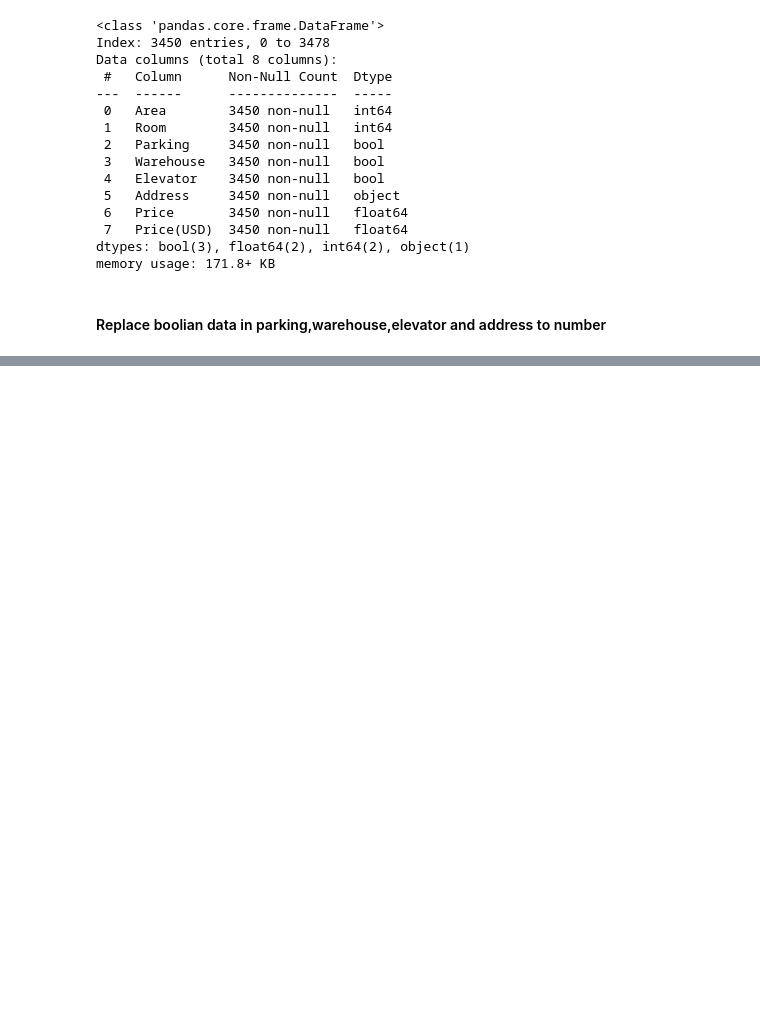
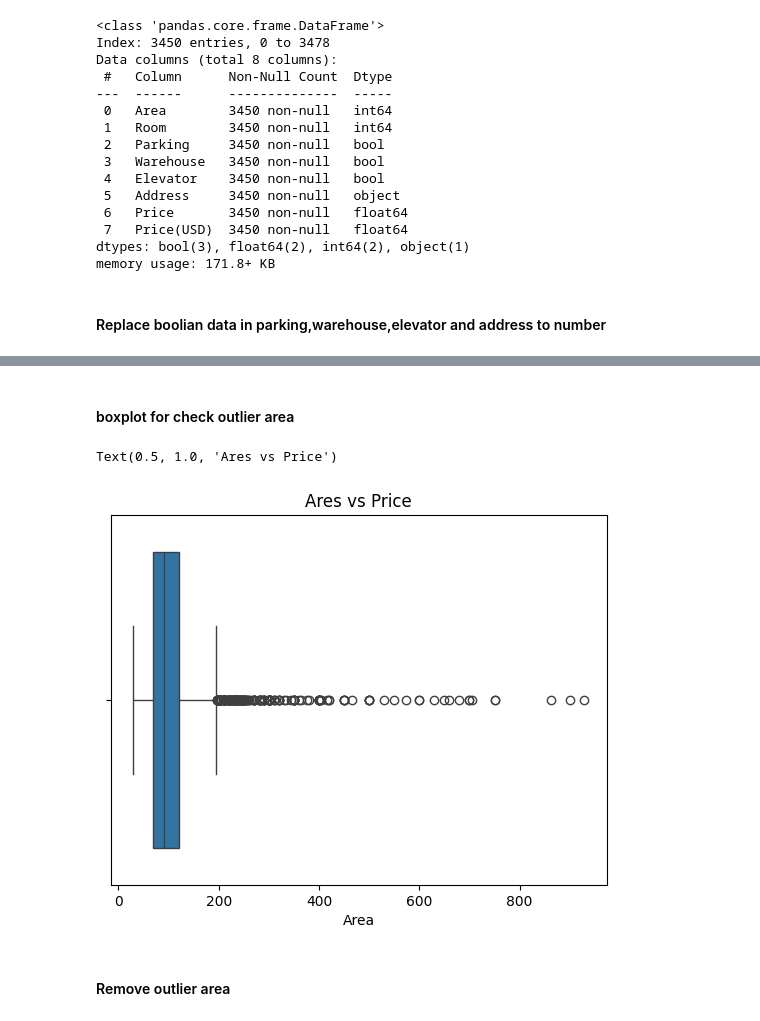
Before and after one commit to shadmankhezri/regression_house_price, a Jupyter notebook: multiple_regression.ipynb, the cells around one changed output, grey strips where cells are left out. Saved outputs shown, nothing was run; the diff lists cells and outputs as text; code cells hidden in the pictures; blank space fills up the shorter version.

```diff
--- a/multiple_regression.ipynb
+++ b/multiple_regression.ipynb
@@ -167,3 +168,10 @@ dtypes: bool(3), float64(2), int64(2), object(1)
 memory usage: 171.8+ KB
 # %% [markdown]
 #### Replace boolian data in parking,warehouse,elevator and address to number
+# %%
+label_encoder = LabelEncoder()
+
+df['Parking'] = label_encoder.fit_transform(df['Parking'])
+df['Warehouse'] = label_encoder.fit_transform(df['Warehouse'])
+df['Elevator'] = label_encoder.fit_transform(df['Elevator'])
+df['Address'] = label_encoder.fit_transform(df['Address'])
@@ -169,0 +205,9 @@ memory usage: 171.8+ KB
+# %% [markdown]
+#### boxplot for check outlier area
+# %%
+sns.boxplot(x = 'Area', data = df).set_title('Ares vs Price')
+# %% [output]
+Text(0.5, 1.0, 'Ares vs Price')
+[figure, added]
+# %% [markdown]
+#### Remove outlier area
```
Also changed, not shown: parts of 30 cells of this notebook.
